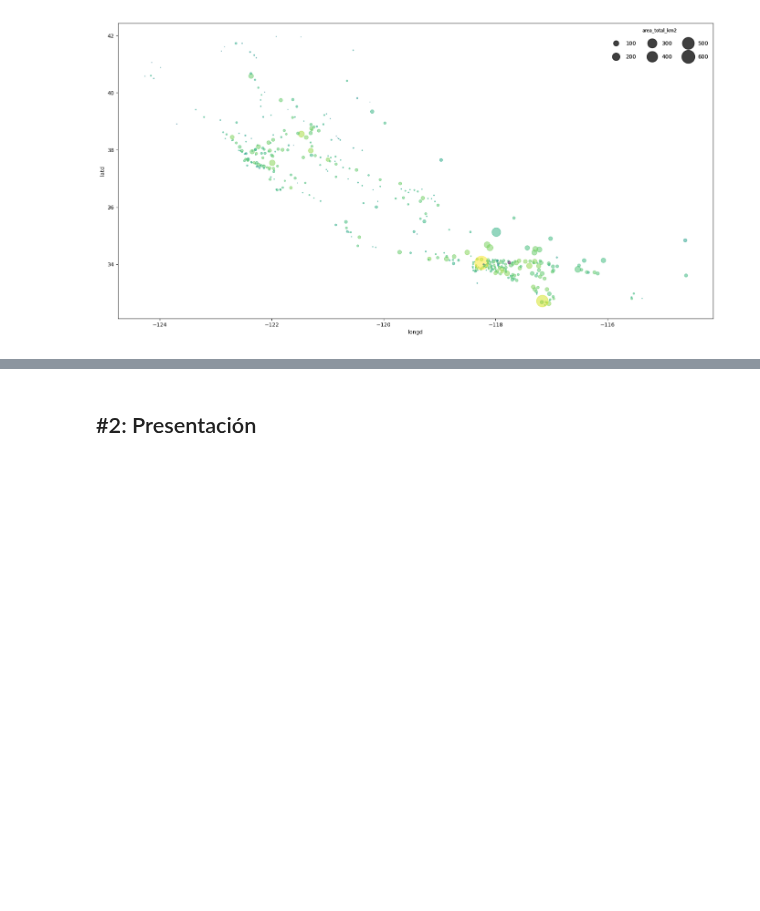
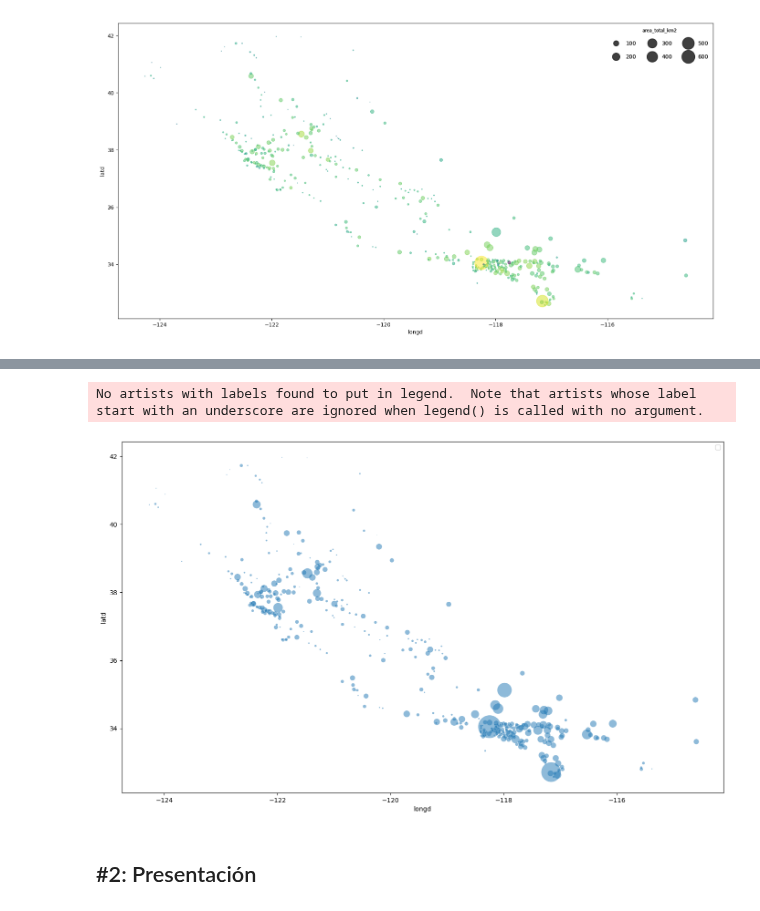
Before and after one commit to mariasanvals/DS_Online_Feb24_Exercises, a Jupyter notebook: 03_Analisis_de_Datos/Sprint_08/Unidad_02/Practica_Obligatoria/18_Practica_Obligatoria_Visualizacion_Presentacion.ipynb, the cells around one changed output, grey strips where cells are left out. Saved outputs shown, nothing was run; the diff lists cells and outputs as text; code cells hidden in the pictures; blank space fills up the shorter version.

```diff
--- a/03_Analisis_de_Datos/Sprint_08/Unidad_02/Practica_Obligatoria/18_Practica_Obligatoria_Visualizacion_Presentacion.ipynb
+++ b/03_Analisis_de_Datos/Sprint_08/Unidad_02/Practica_Obligatoria/18_Practica_Obligatoria_Visualizacion_Presentacion.ipynb
@@ -154,3 +161,15 @@ Un ejemplo de como podría salir para que lo tengas de referencia: (olvidate de
+# %%
+# Volvemos a la función del ejercicio anterior. Vamos con los parámetros:
+
+col_num1 = data["longd"]
+col_num2 = data["latd"]
+puntos = data["area_total_km2"]
+color = data["log_poblacion"]
+
+diagrama_dispersion(data, col_num1, col_num2, col_cat = color, size = puntos, scale = 0.5)
+# %% [output]
+No artists with labels found to put in legend.  Note that artists whose label start with an underscore are ignored when legend() is called with no argument.
+[figure, added]
 # %% [markdown]
 ## #2: Presentación
 # %% [markdown]
```
Also changed, not shown: parts of 20 cells of this notebook, 2 other files.
